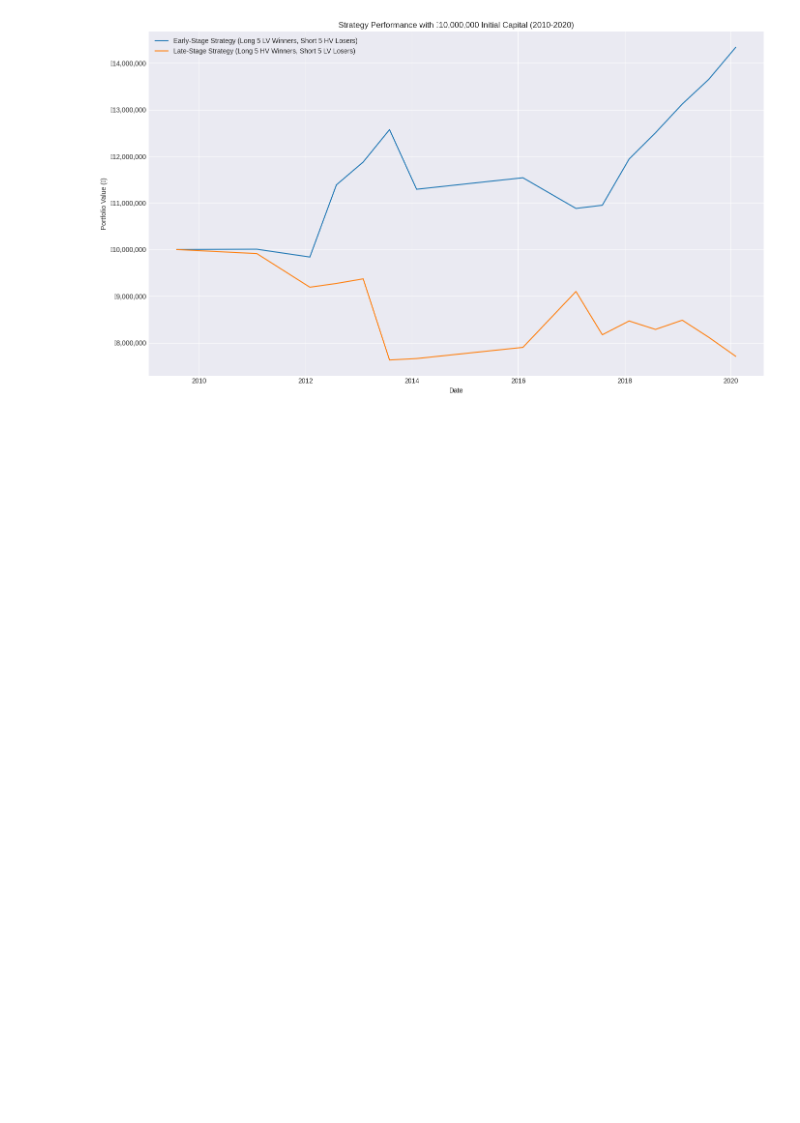
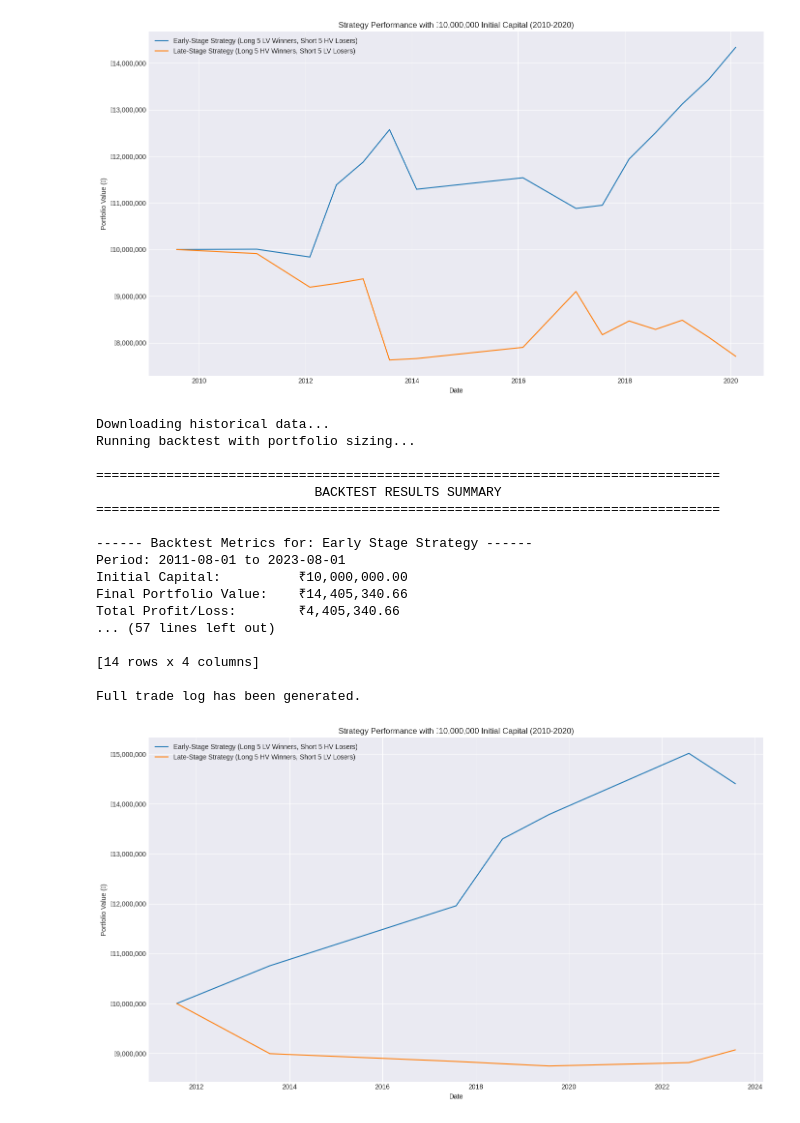
Before and after one commit to vivekgautamgv/Python-For-Finance, a Jupyter notebook: Momentum_&_Volume_Strategy_with_Portfolio_Sizing.ipynb, the cells around one changed output. Cells and saved outputs as stored; diff of their text form; code cells hidden in the pictures; blank space fills up the shorter version.

```diff
--- a/Momentum_&_Volume_Strategy_with_Portfolio_Sizing.ipynb
+++ b/Momentum_&_Volume_Strategy_with_Portfolio_Sizing.ipynb
@@ -545,11 +397,11 @@ if __name__ == '__main__':
         'SHREECEM.NS', 'UPL.NS', 'BPCL.NS', 'HEROMOTOCO.NS', 'IOC.NS'
     ]
 
-    start_date = '2010-01-01'
-    end_date = '2020-12-31'
+    start_date = '2012-01-01'
+    end_date = '2024-05-31'
 
     initial_capital = 10_000_000
-    J = 6  # Lookback period in months
+    J = 3 # Lookback period in months
     K = 6  # Holding period in months
     num_stocks = 5
 
@@ -566,30 +418,49 @@ if __name__ == '__main__':
     # --- Display Results ---
     print("\n" + "="*80)
     print("BACKTEST RESULTS SUMMARY".center(80))
     print("="*80 + "\n")
 
     calculate_backtest_metrics(portfolio_values, 'early_stage', initial_capital, K)
     calculate_backtest_metrics(portfolio_values, 'late_stage', initial_capital, K)
 
     print("="*80)
     print("TRADE LOG (SAMPLE)".center(80))
     print("="*80)
     pd.set_option('display.max_rows', 10)
     print(trade_log)
     print("\nFull trade log has been generated.\n")
 
     # --- Plotting ---
     plt.style.use('seaborn-v0_8-darkgrid')
     plt.figure(figsize=(14, 8))
 
     plt.plot(portfolio_values['early_stage_value'], label=f'Early-Stage Strategy (Long {num_stocks} LV Winners, Short {num_stocks} HV Losers)')
     plt.plot(portfolio_values['late_stage_value'], label=f'Late-Stage Strategy (Long {num_stocks} HV Winners, Short {num_stocks} LV Losers)')
 
     plt.title(f'Strategy Performance with ₹{initial_capital:,.0f} Initial Capital (2010-2020)')
     plt.xlabel('Date')
     plt.ylabel('Portfolio Value (₹)')
     plt.legend()
     plt.gca().get_yaxis().set_major_formatter(plt.FuncFormatter(lambda x, p: f'₹{x:,.0f}'))
     plt.grid(True)
     plt.tight_layout()
     plt.show()
+# %% [output]
+Downloading historical data...
+Running backtest with portfolio sizing...
+
+================================================================================
+                            BACKTEST RESULTS SUMMARY
+================================================================================
+
+------ Backtest Metrics for: Early Stage Strategy ------
+Period: 2011-08-01 to 2023-08-01
+Initial Capital:          ₹10,000,000.00
+Final Portfolio Value:    ₹14,405,340.66
+Total Profit/Loss:        ₹4,405,340.66
+... (57 lines left out)
+
+[14 rows x 4 columns]
+
+Full trade log has been generated.
+[figure, added]
```
Also changed, not shown: parts of 2 cells of this notebook.
